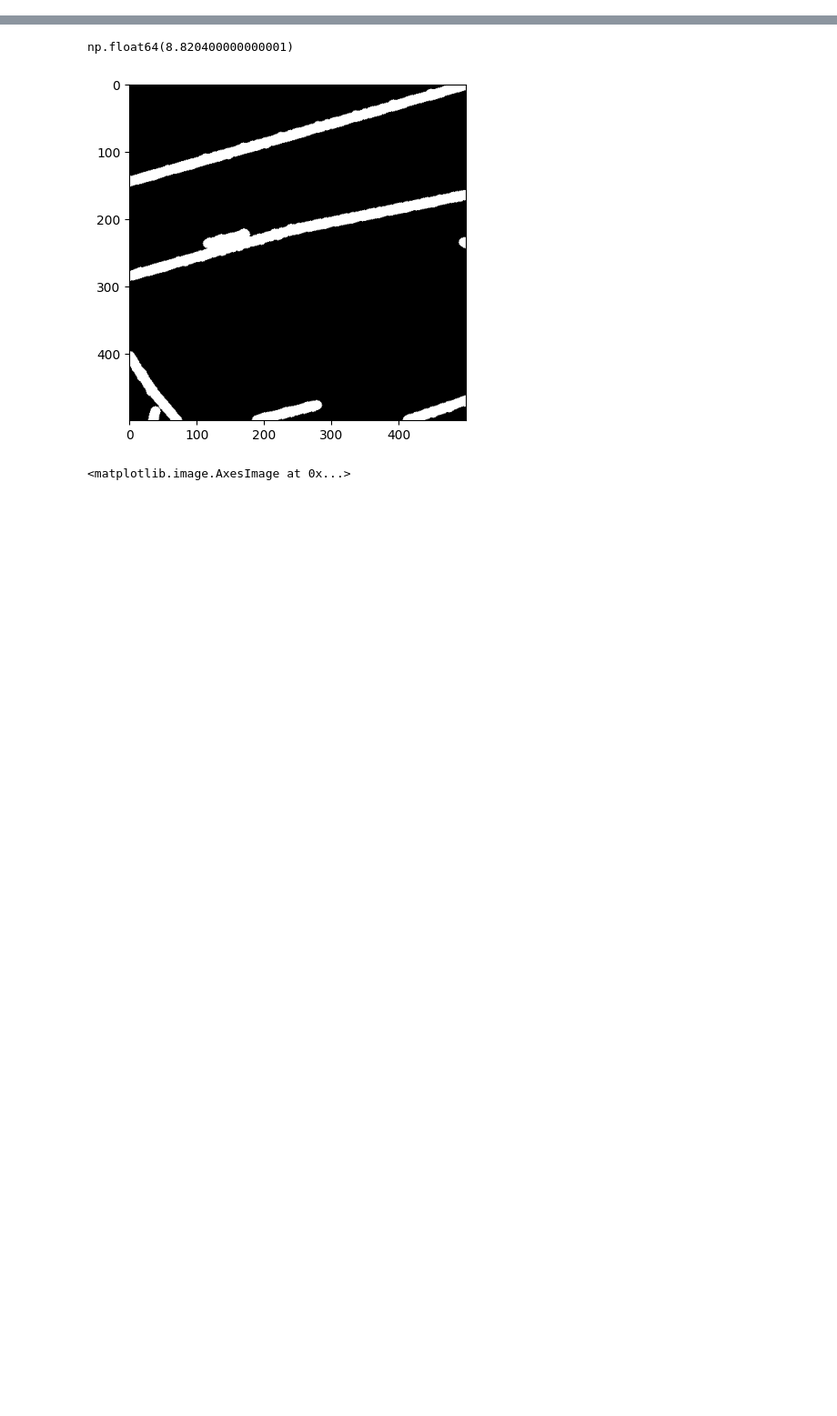
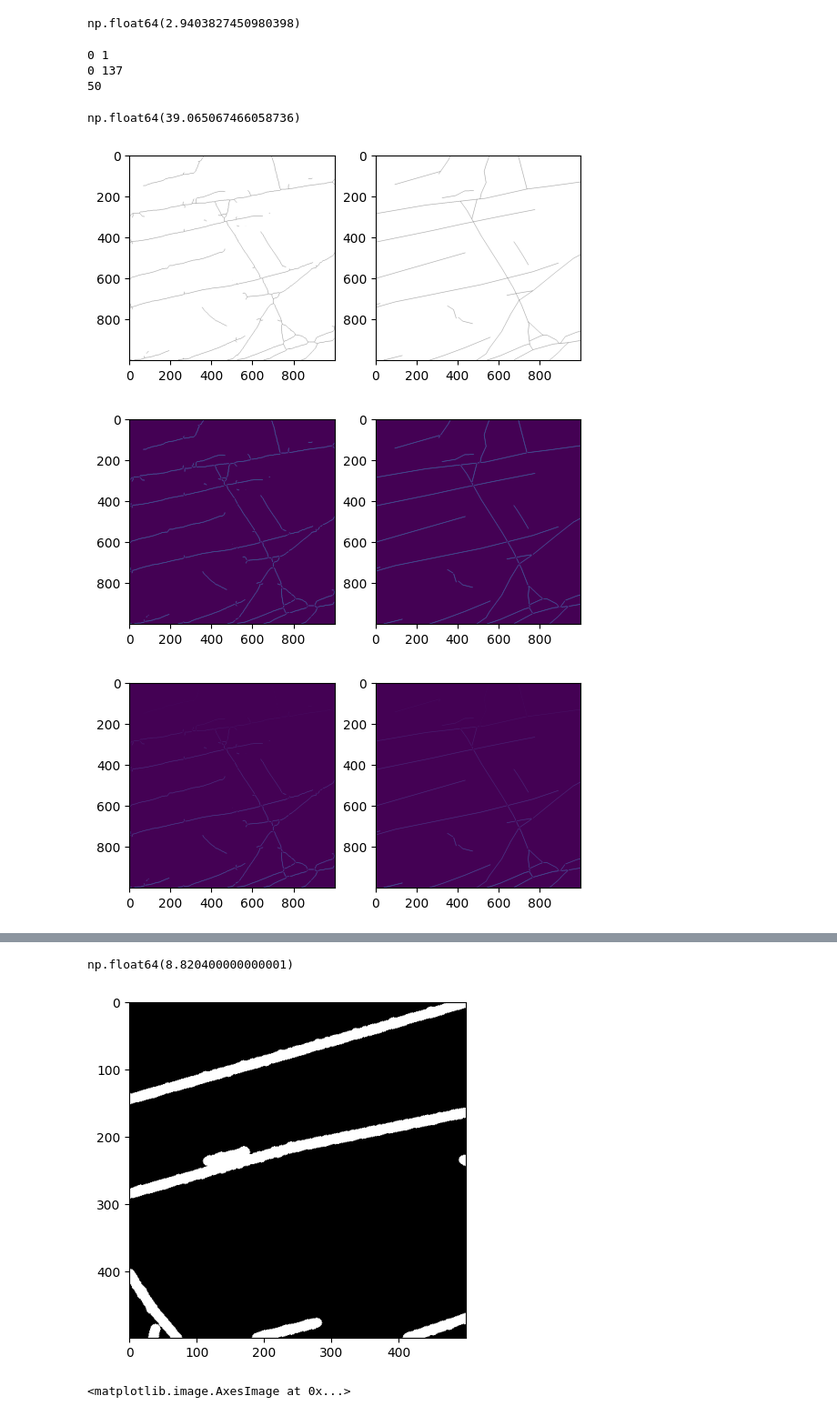
Before and after one commit to ayoubft/fractex2D.pt, a Jupyter notebook: notebooks/eval_single.ipynb, the cells around one changed output, grey strips where cells are left out. Shown at 91% size. Saved outputs shown, nothing was run; the diff lists cells and outputs as text; code cells hidden in the pictures; blank space fills up the shorter version.

```diff
--- a/notebooks/eval_single.ipynb
+++ b/notebooks/eval_single.ipynb
@@ -39,0 +40,10 @@ np.float64(2.9403827450980398)
+# %%
+# plt.imshow(io.imread(path_img)[2000:2500, 350:850, :3])
+
+# plt.imshow(io.imread(path_img)[1000:1500, 500:1000, :3])
+
+# plt.imshow(img)
+
+((gt/255.).sum()/(500*500))*100
+# %% [output]
+np.float64(2.9403827450980398)
@@ -39,0 +106,10 @@ np.float64(2.9403827450980398)
+# %%
+fracture_similarity(torch.Tensor(pred), torch.Tensor(gt))
+# %% [output]
+0 1
+0 137
+50
+np.float64(39.065067466058736)
+[figure, added]
+[figure, added]
+[figure, added]
```
Also changed, not shown: parts of 7 cells of this notebook, 46 other files.
